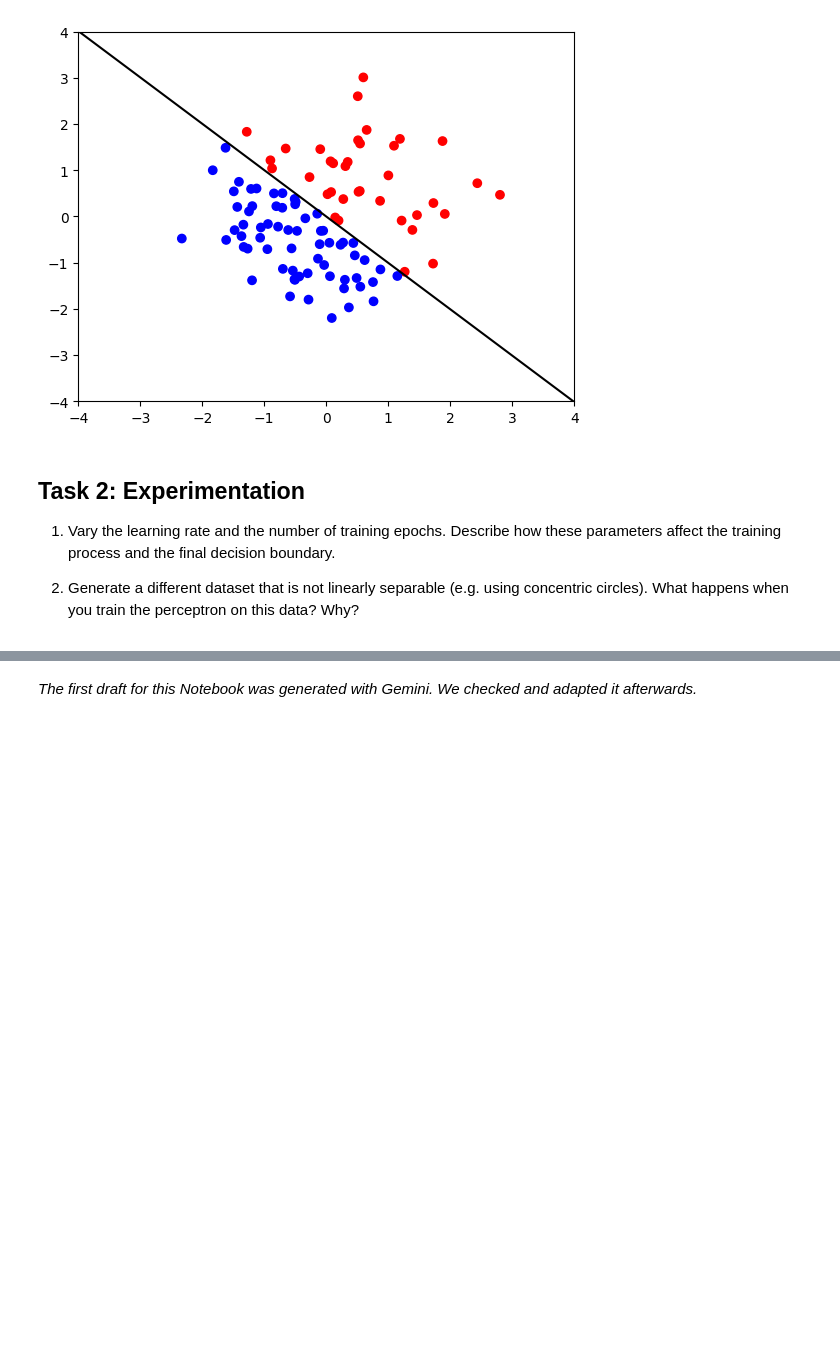
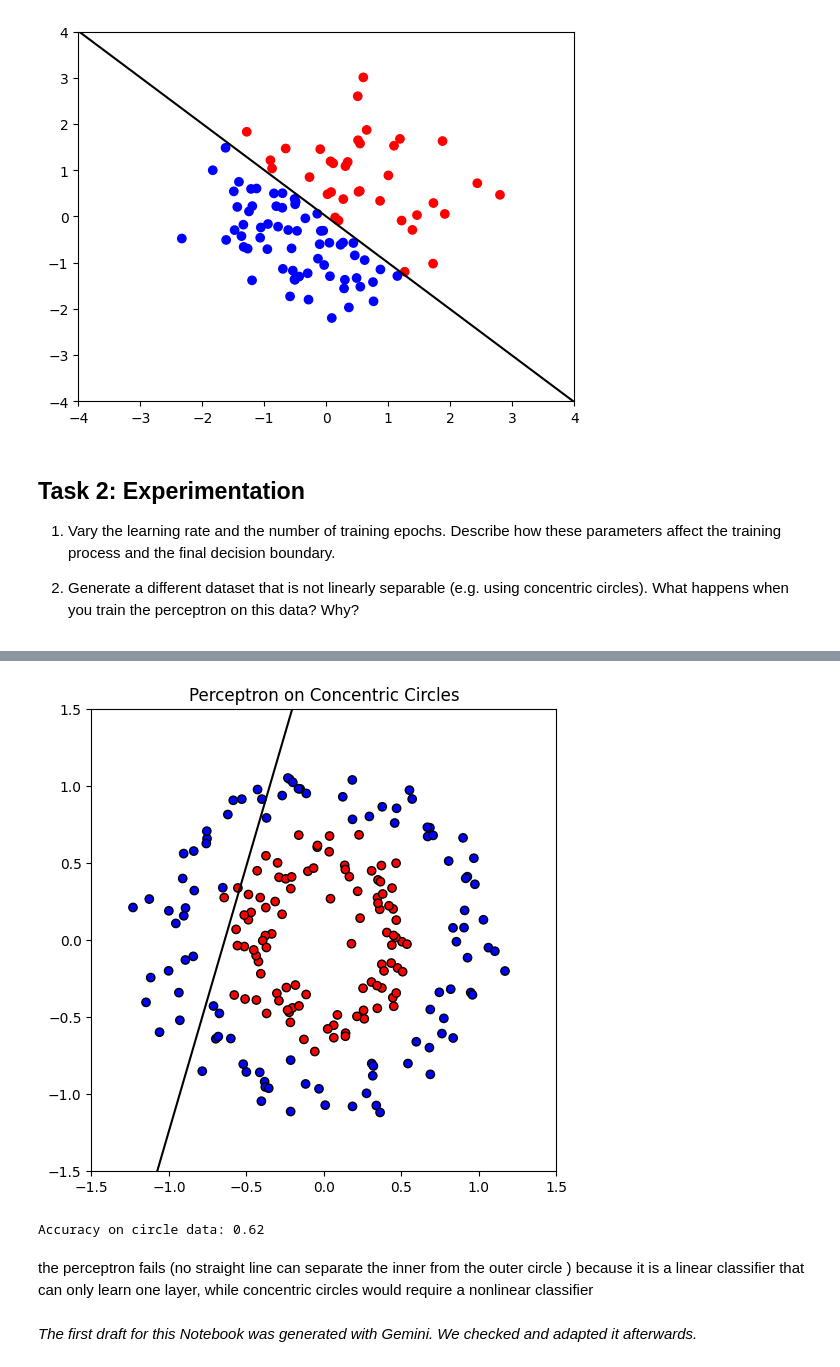
Before and after one commit to VincVX/Uni-NN, a Jupyter notebook: BiologicalNeuron.ipynb, the cells around one changed output, grey strips where cells are left out. Drawn from its saved outputs; the diff is of its cells as text; code cells hidden in the pictures; blank space fills up the shorter version.

```diff
--- a/BiologicalNeuron.ipynb
+++ b/BiologicalNeuron.ipynb
@@ -509,2 +508,33 @@ plt.show()
+# %%
+from sklearn.datasets import make_circles
+X, y = make_circles(n_samples=200, noise=0.1, factor=0.5, random_state=0)
+y = np.where(y == 0, -1, 1)
+
+
+
+
+per = Perceptron(input_size=2, learning_rate=0.5)
+per.train(X, y, epochs=100)
+
+plt.figure(figsize=(6,6))
+
+plt.scatter(X[:, 0], X[:, 1], c=y, cmap='bwr', edgecolor='k')
+
+x1 = np.linspace(-1.5, 1.5, 200)
+x2 = -(per.weights[0] * x1 + per.bias) / per.weights[1]
+plt.plot(x1, x2, 'k-')
+plt.title("Perceptron on Concentric Circles")
+plt.xlim(-1.5, 1.5)
+plt.ylim(-1.5, 1.5)
+plt.show()
+
+accuracy = np.mean([per.predict(xi)==yi for xi, yi in zip(X, y)])
+print(f"Accuracy on circle data: {accuracy:.2f}")
+# %% [output]
+[figure, added]
+Accuracy on circle data: 0.62
+# %% [markdown]
+the perceptron fails
+ (no straight line can separate the inner from the outer circle ) because it is a linear classifier that can only learn one layer, while concentric circles would require a nonlinear classifier
 # %% [markdown]
 *The first draft for this Notebook was generated with Gemini. We checked and adapted it afterwards.*
```
Also changed, not shown: parts of 2 cells of this notebook.
